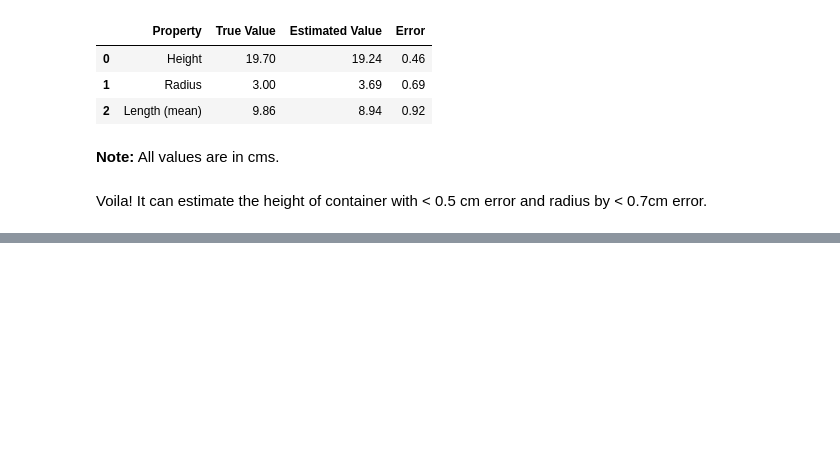
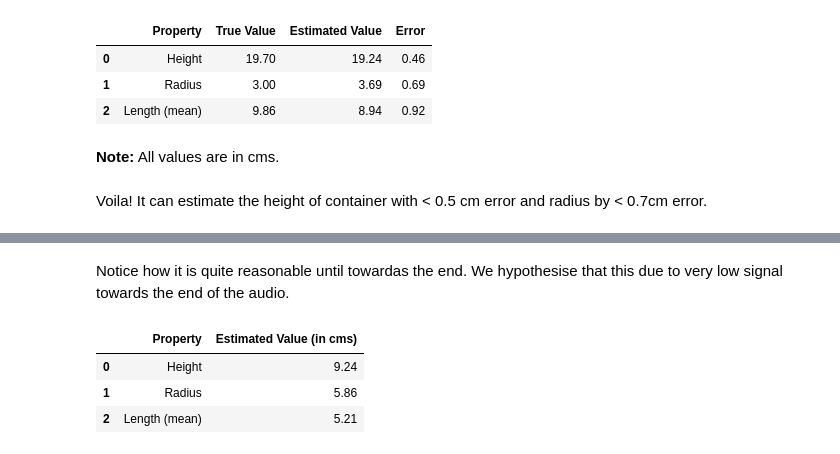
Before and after one commit to bpiyush/SoundOfWater, a Jupyter notebook: playground.ipynb, the cells around one changed output, grey strips where cells are left out. Saved outputs shown, nothing was run; the diff lists cells and outputs as text; code cells hidden in the pictures; blank space fills up the shorter version.

```diff
--- a/playground.ipynb
+++ b/playground.ipynb
@@ -446,0 +540,22 @@ Voila! It can estimate the height of container with < 0.5 cm error and radius by
+# %% [markdown]
+Notice how it is quite reasonable until towardas the end. We hypothesise that this due to very low signal towards the end of the audio.
+# %%
+# Get physical properties
+l_pred = su.physics.estimate_length_of_air_column(wavelengths)
+l_pred_mean = l_pred.mean().item()
+l_pred_mean = np.round(l_pred_mean, 2)
+H_pred = su.physics.estimate_cylinder_height(wavelengths)
+H_pred = np.round(H_pred, 2)
+R_pred = su.physics.estimate_cylinder_radius(wavelengths)
+R_pred = np.round(R_pred, 2)
+
+df_show = pd.DataFrame({
+    "Property": ["Height", "Radius", "Length (mean)"],
+    "Estimated Value (in cms)": [H_pred, R_pred, l_pred_mean],
+})
+display(df_show)
+# %% [output]
+|  | Property | Estimated Value (in cms) |
+| 0 | Height | 9.24 |
+| 1 | Radius | 5.86 |
+| 2 | Length (mean) | 5.21 |
```
Also changed, not shown: parts of 11 cells of this notebook, 1 other file.
